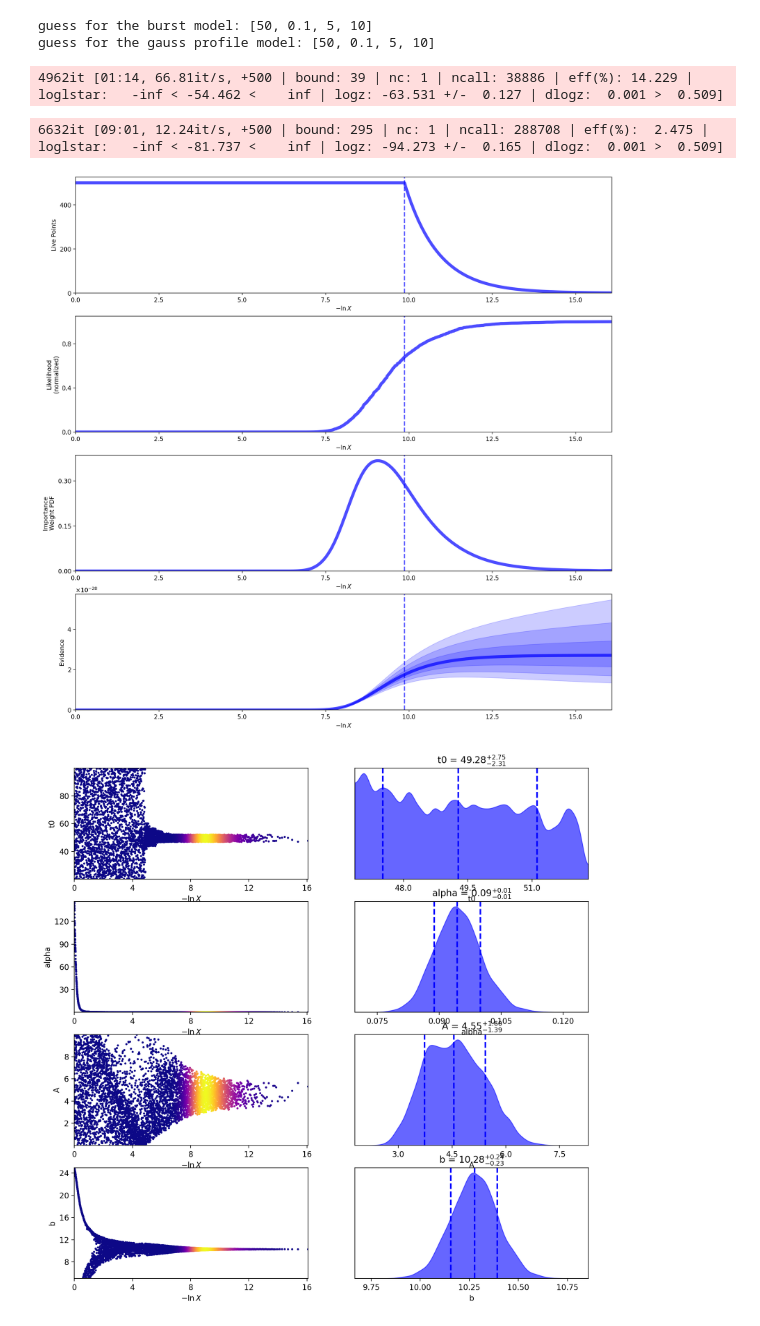
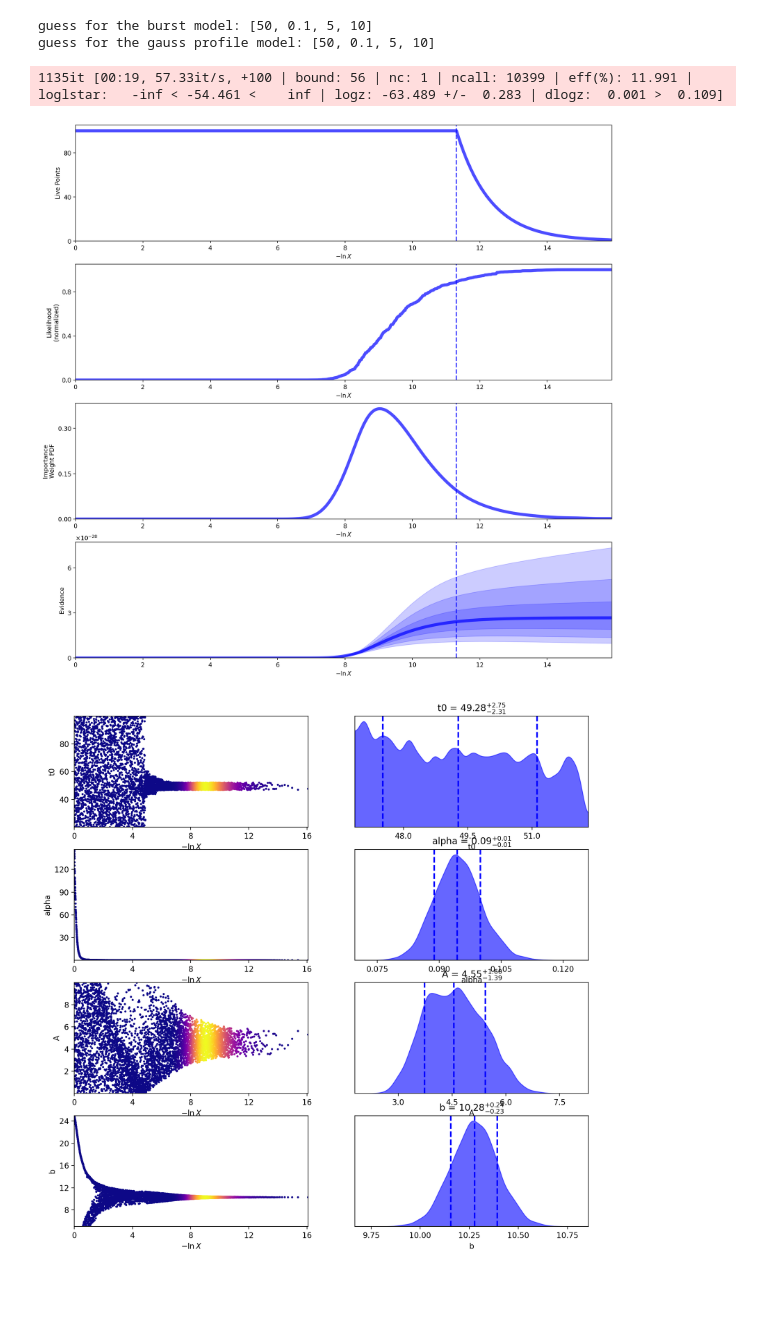
Before and after one commit to aadufour/astrostatistics_bicocca_2025, a Jupyter notebook: working/L12.ipynb, the cells around one changed output. Saved outputs shown, nothing was run; the diff lists cells and outputs as text; code cells hidden in the pictures; blank space fills up the shorter version.

```diff
--- a/working/L12.ipynb
+++ b/working/L12.ipynb
@@ -112,27 +112,26 @@ def ptform(u,model):
 #------------ BURST MODEL --------------
 # "Static" nested sampling.
 ndim=4
-sampler = dynesty.NestedSampler(logLikelihood, ptform, ndim, logl_args=[data, "burst"],ptform_args=['burst'])
+sampler = dynesty.NestedSampler(logLikelihood, ptform, ndim, logl_args=[data, "burst"],ptform_args=['burst'], nlive=100)
 sampler.run_nested()
 burst_results = sampler.results
 # %% [output]
-4962it [01:14, 66.81it/s, +500 | bound: 39 | nc: 1 | ncall: 38886 | eff(%): 14.229 | loglstar:   -inf < -54.462 <    inf | logz: -63.531 +/-  0.127 | dlogz:  0.001 >  0.509]
+1135it [00:19, 57.33it/s, +100 | bound: 56 | nc: 1 | ncall: 10399 | eff(%): 11.991 | loglstar:   -inf < -54.461 <    inf | logz: -63.489 +/-  0.283 | dlogz:  0.001 >  0.109]
 # %%
 #------------ GAUSSIAN PROFILE MODEL --------------
 # "Static" nested sampling.
-ndim=4
-sampler = dynesty.NestedSampler(logLikelihood, ptform, ndim, logl_args=[data, "gprofile"],ptform_args=['gprofile'])
-sampler.run_nested()
-gp_results = sampler.results
+if False:
+    ndim=4
+    sampler = dynesty.NestedSampler(logLikelihood, ptform, ndim, logl_args=[data, "gprofile"],ptform_args=['gprofile'], live_points=100)
+    sampler.run_nested()
+    gp_results = sampler.results
-# %% [output]
-6632it [09:01, 12.24it/s, +500 | bound: 295 | nc: 1 | ncall: 288708 | eff(%):  2.475 | loglstar:   -inf < -81.737 <    inf | logz: -94.273 +/-  0.165 | dlogz:  0.001 >  0.509]
 # %%
 from dynesty import plotting as dyplot
 
 # Plot a summary of the run.
-rfig, raxes = dyplot.runplot(gp_results)
+rfig, raxes = dyplot.runplot(burst_results)
 # %% [output]
-[figure, old version]
+[figure, new version]
 # %%
 labels = ["t0", "alpha", "A", "b"]
 tfig, taxes = dyplot.traceplot(gp_results, labels=labels, show_titles=True, quantiles=[0.16, 0.5, 0.84])
```
Also changed, not shown: 1 other file.
